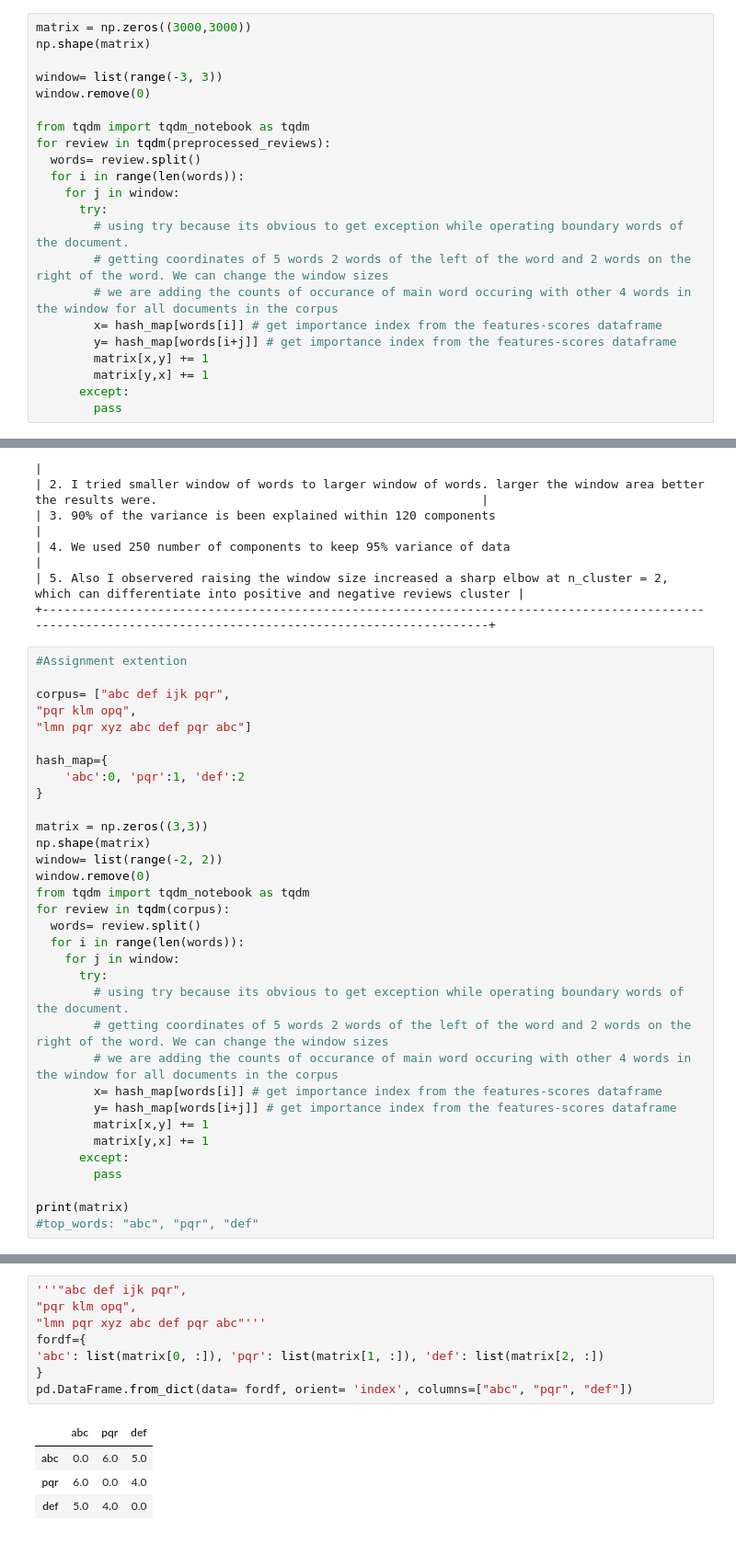
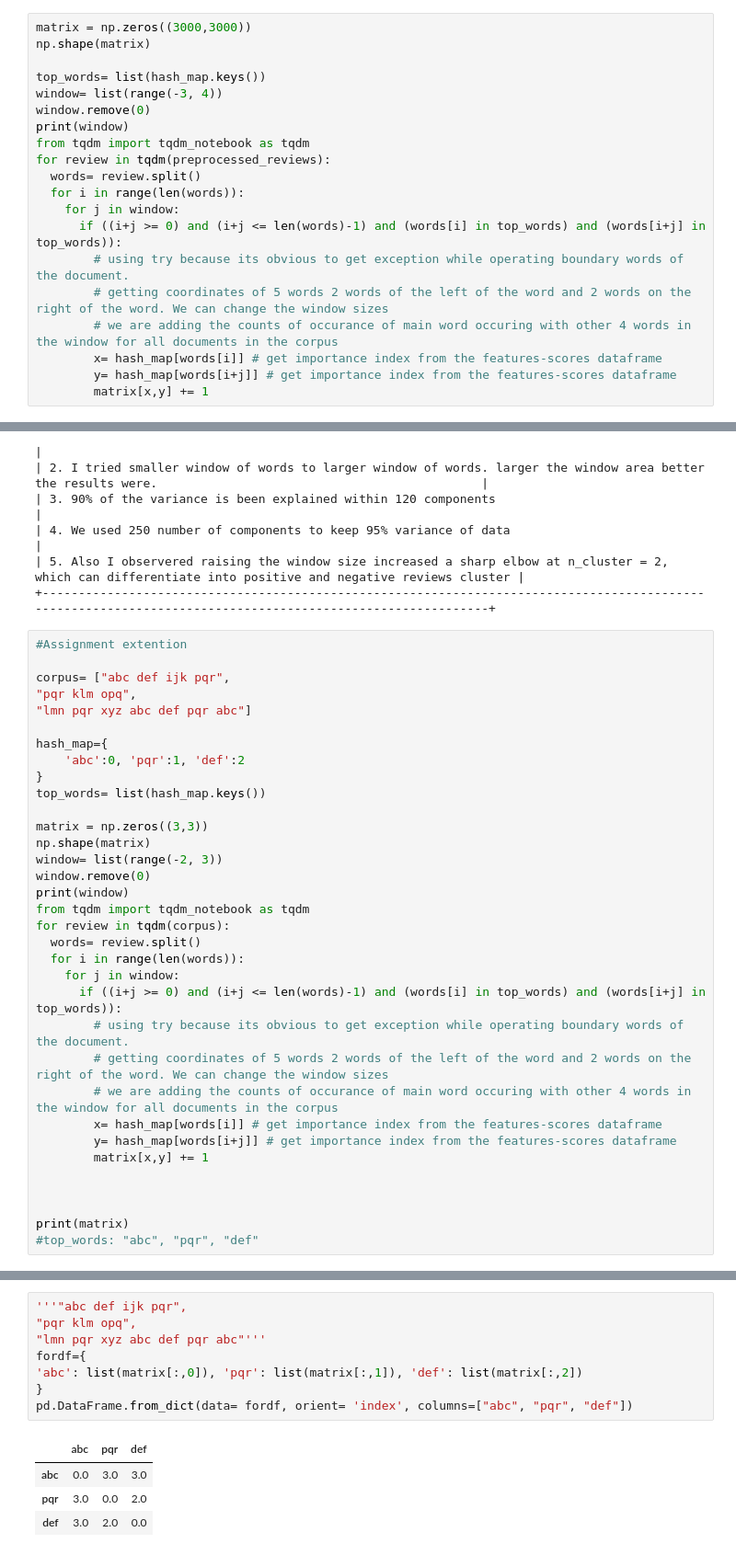
Before and after one commit to data-science-and-machine-learning/amazon-fine-food-reviews-K-means, a Jupyter notebook: Amazon_Fine_Food_Reviews_Analysis_Truncated_SVD.ipynb, the cells around one changed output, grey strips where cells are left out. Shown at 92% size. Cells and saved outputs as stored; diff of their text form.

```diff
--- a/Amazon_Fine_Food_Reviews_Analysis_Truncated_SVD.ipynb
+++ b/Amazon_Fine_Food_Reviews_Analysis_Truncated_SVD.ipynb
@@ -636,22 +639,20 @@ for i in range(feature_score.shape[0]):
 matrix = np.zeros((3000,3000))
 np.shape(matrix)
 
-window= list(range(-3, 3))
+top_words= list(hash_map.keys())
+window= list(range(-3, 4))
 window.remove(0)
-
+print(window)
 from tqdm import tqdm_notebook as tqdm
 for review in tqdm(preprocessed_reviews):
   words= review.split()
   for i in range(len(words)):
     for j in window:
-      try:
+      if ((i+j >= 0) and (i+j <= len(words)-1) and (words[i] in top_words) and (words[i+j] in top_words)):
         # using try because its obvious to get exception while operating boundary words of the document.
         # getting coordinates of 5 words 2 words of the left of the word and 2 words on the right of the word. We can change the window sizes
         # we are adding the counts of occurance of main word occuring with other 4 words in the window for all documents in the corpus
         x= hash_map[words[i]] # get importance index from the features-scores dataframe
         y= hash_map[words[i+j]] # get importance index from the features-scores dataframe
         matrix[x,y] += 1
-        matrix[y,x] += 1
-      except:
-        pass
 # %% [output]
@@ -818,26 +826,27 @@ corpus= ["abc def ijk pqr",
 hash_map={
     'abc':0, 'pqr':1, 'def':2
 }
+top_words= list(hash_map.keys())
 
 matrix = np.zeros((3,3))
 np.shape(matrix)
-window= list(range(-2, 2))
+window= list(range(-2, 3))
 window.remove(0)
+print(window)
 from tqdm import tqdm_notebook as tqdm
 for review in tqdm(corpus):
   words= review.split()
   for i in range(len(words)):
     for j in window:
-      try:
+      if ((i+j >= 0) and (i+j <= len(words)-1) and (words[i] in top_words) and (words[i+j] in top_words)):
         # using try because its obvious to get exception while operating boundary words of the document.
         # getting coordinates of 5 words 2 words of the left of the word and 2 words on the right of the word. We can change the window sizes
         # we are adding the counts of occurance of main word occuring with other 4 words in the window for all documents in the corpus
         x= hash_map[words[i]] # get importance index from the features-scores dataframe
         y= hash_map[words[i+j]] # get importance index from the features-scores dataframe
         matrix[x,y] += 1
-        matrix[y,x] += 1
-      except:
-        pass
+
+
 
 print(matrix)
 #top_words: "abc", "pqr", "def"
@@ -849,13 +859,13 @@ print(matrix)
 # %%
 '''"abc def ijk pqr",
 "pqr klm opq",
 "lmn pqr xyz abc def pqr abc"'''
 fordf={
-'abc': list(matrix[0, :]), 'pqr': list(matrix[1, :]), 'def': list(matrix[2, :])
+'abc': list(matrix[:,0]), 'pqr': list(matrix[:,1]), 'def': list(matrix[:,2])
 }
 pd.DataFrame.from_dict(data= fordf, orient= 'index', columns=["abc", "pqr", "def"])
 # %% [output]
 |  | abc | pqr | def |
-| abc | 0.0 | 6.0 | 5.0 |
-| pqr | 6.0 | 0.0 | 4.0 |
-| def | 5.0 | 4.0 | 0.0 |
+| abc | 0.0 | 3.0 | 3.0 |
+| pqr | 3.0 | 0.0 | 2.0 |
+| def | 3.0 | 2.0 | 0.0 |
```
Also changed, not shown: parts of 11 cells of this notebook.
